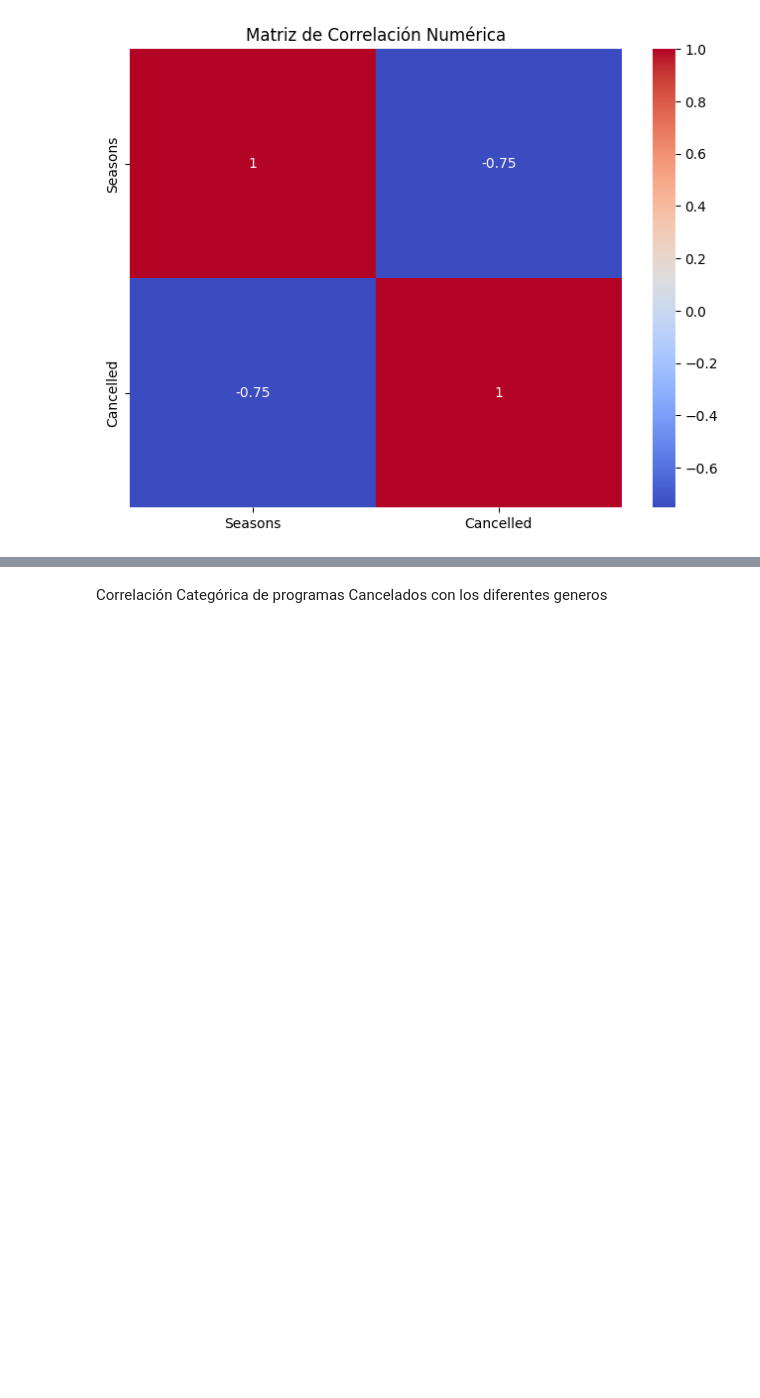
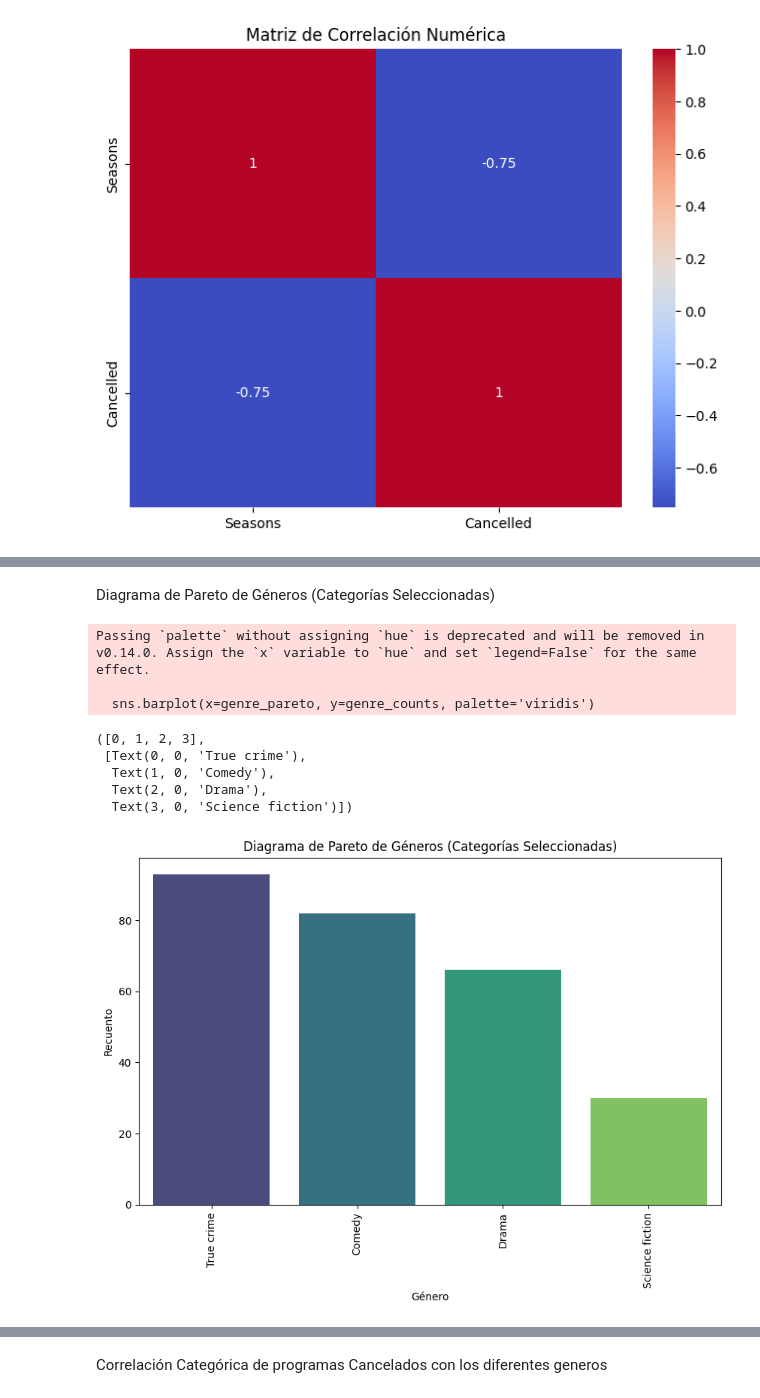
Before and after one commit to JeffVar00/Dataset_analisis, a Jupyter notebook: netflix.ipynb, the cells around one changed output, grey strips where cells are left out. Cells and saved outputs as stored; diff of their text form; code cells hidden in the pictures; blank space fills up the shorter version.

```diff
--- a/netflix.ipynb
+++ b/netflix.ipynb
@@ -52,0 +59,29 @@ plt.show()
+# %% [markdown]
+Diagrama de Pareto de Géneros (Categorías Seleccionadas)
+# %%
+# Selecciona un subconjunto de categorías
+categorias_a_mostrar = ['Science fiction', 'Comedy', 'Drama', 'True crime']
+
+# Filtra los datos para incluir solo las categorías seleccionadas
+data_filtrada = data[data['Genre'].isin(categorias_a_mostrar)]
+
+# Crea el diagrama de Pareto de géneros con los datos filtrados
+plt.figure(figsize=(10, 6))
+genre_counts = data_filtrada['Genre'].value_counts()
+genre_cumulative = genre_counts.cumsum() / genre_counts.sum()
+genre_pareto = genre_counts.index
+sns.barplot(x=genre_pareto, y=genre_counts, palette='viridis')
+plt.xlabel('Género')
+plt.ylabel('Recuento')
+plt.title('Diagrama de Pareto de Géneros (Categorías Seleccionadas)')
+plt.xticks(rotation=90)
+# %% [output]
+Passing `palette` without assigning `hue` is deprecated and will be removed in v0.14.0. Assign the `x` variable to `hue` and set `legend=False` for the same effect.
+
+  sns.barplot(x=genre_pareto, y=genre_counts, palette='viridis')
+([0, 1, 2, 3],
+ [Text(0, 0, 'True crime'),
+  Text(1, 0, 'Comedy'),
+  Text(2, 0, 'Drama'),
+  Text(3, 0, 'Science fiction')])
+[figure, added]
```
Also changed, not shown: parts of 32 cells of this notebook.
